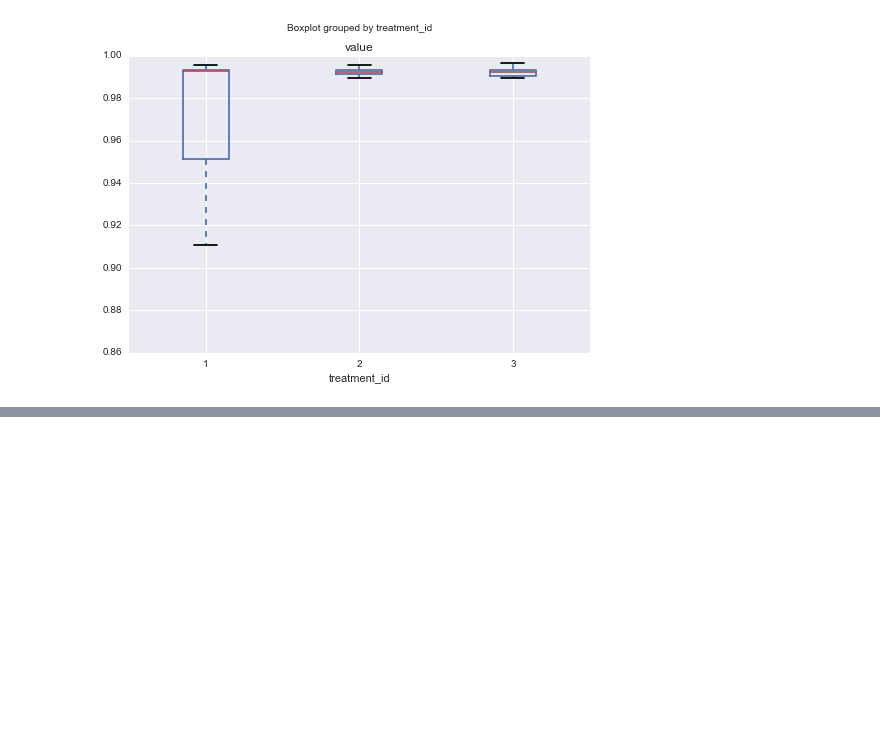
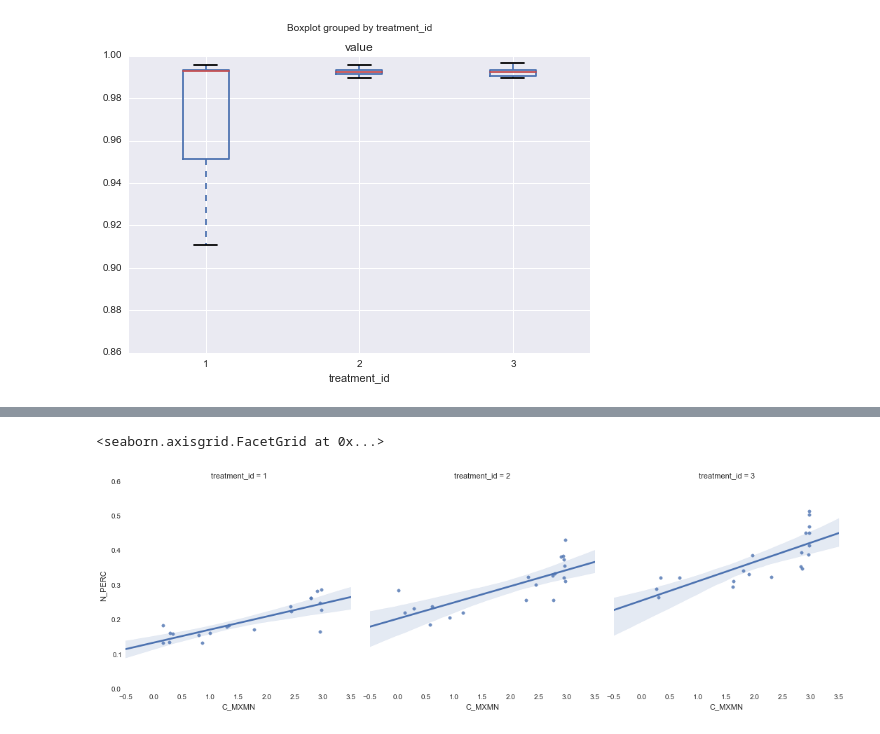
Before and after one commit to brettc/bricolage, a Jupyter notebook: notebooks/hierarchy_stats.ipynb, the cells around one changed output, grey strips where cells are left out. Cells and saved outputs as stored; diff of their text form; code cells hidden in the pictures; blank space fills up the shorter version.

```diff
--- a/notebooks/hierarchy_stats.ipynb
+++ b/notebooks/hierarchy_stats.ipynb
@@ -117,0 +87,6 @@ finals.groupby('name').count()
+# %%
+nay = pd.read_sql_query('select treatment_id, replicate_id, kind, value from stats where generation = 60000 and kind in ("N_PERC", "C_MXMN")', conn, index_col=['treatment_id', 'replicate_id', 'kind'])
+nay = nay.unstack(-1)
+nay.columns = nay.columns.levels[1]
+nay.reset_index(inplace=True)
+nay.tail()
@@ -117,0 +100,5 @@ finals.groupby('name').count()
+# %%
+sb.lmplot(x="C_MXMN", y="N_PERC", data=nay, col='treatment_id')
+# %% [output]
+<seaborn.axisgrid.FacetGrid at 0x...>
+[figure, added]
```
Also changed, not shown: parts of 12 cells of this notebook, 2 other files.
